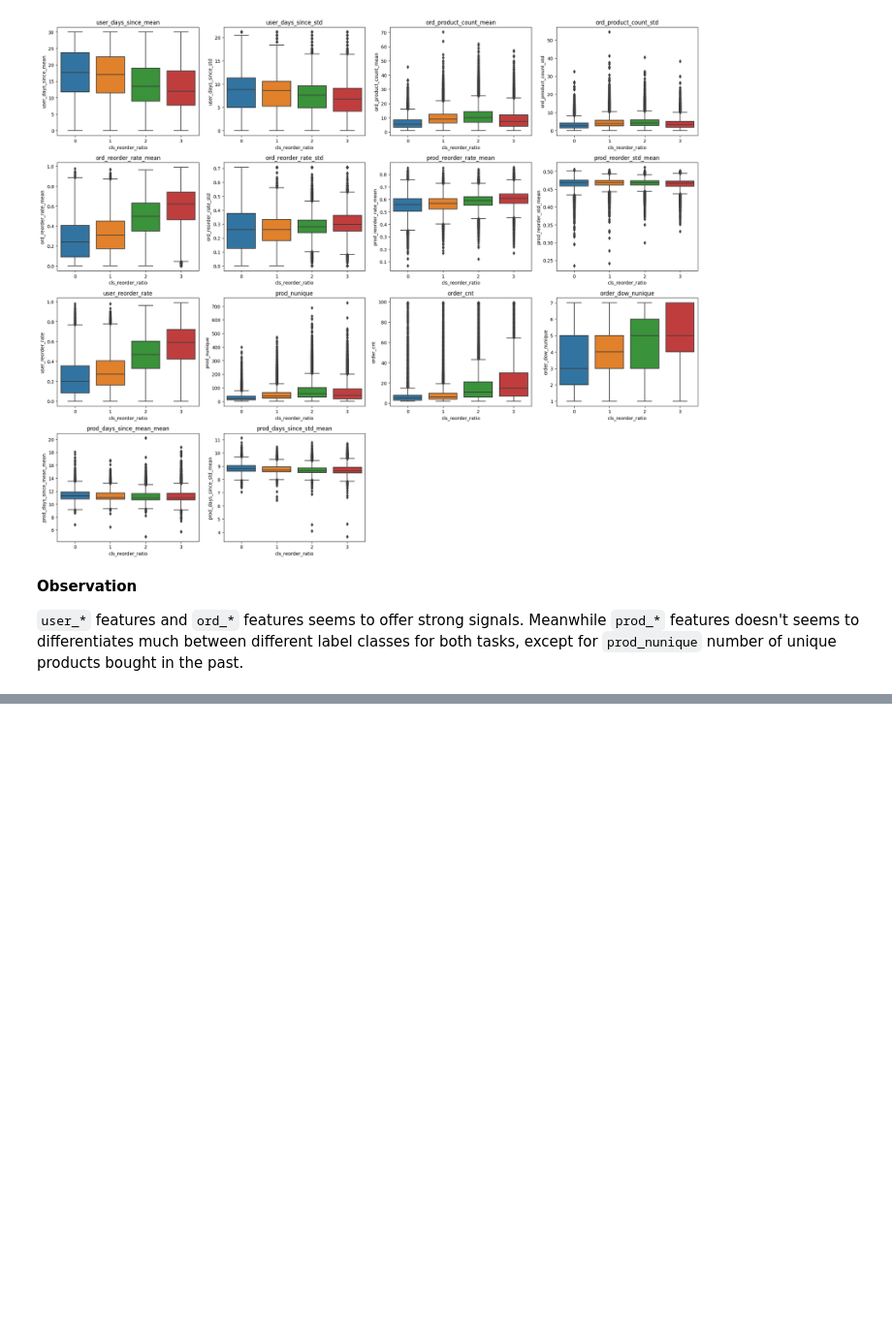
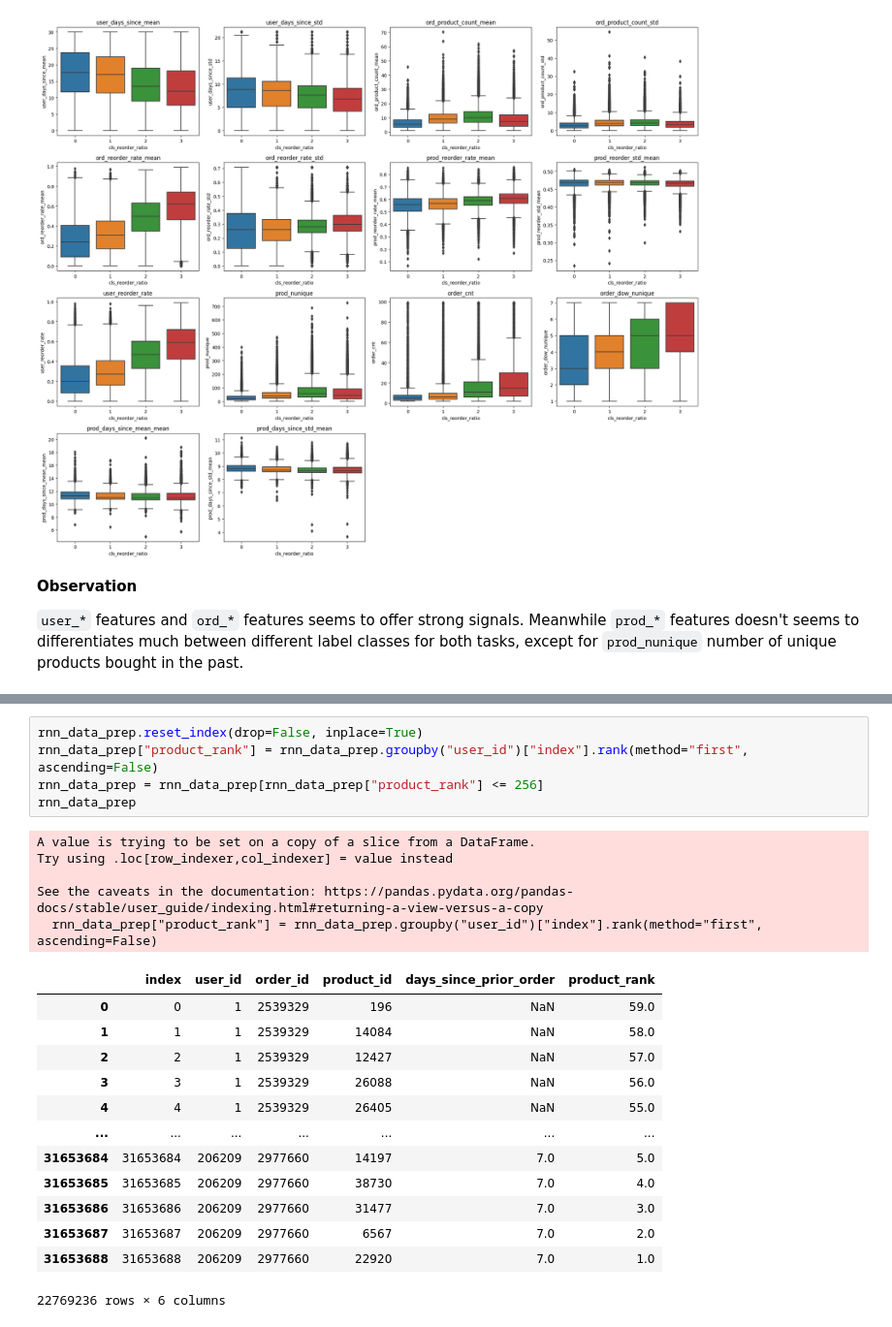
Before and after one commit to trantrikien239/sequence-item-embedding, a Jupyter notebook: problemframing-eda-featureengineering.ipynb, the cells around one changed output, grey strips where cells are left out. Shown at 97% size. Saved outputs shown, nothing was run; the diff lists cells and outputs as text; blank space fills up the shorter version.

```diff
--- a/problemframing-eda-featureengineering.ipynb
+++ b/problemframing-eda-featureengineering.ipynb
@@ -727,0 +767,24 @@ plt.show()
+# %%
+rnn_data_prep.reset_index(drop=False, inplace=True)
+rnn_data_prep["product_rank"] = rnn_data_prep.groupby("user_id")["index"].rank(method="first", ascending=False)
+rnn_data_prep = rnn_data_prep[rnn_data_prep["product_rank"] <= 256]
+rnn_data_prep
+# %% [output]
+A value is trying to be set on a copy of a slice from a DataFrame.
+Try using .loc[row_indexer,col_indexer] = value instead
+
+See the caveats in the documentation: https://pandas.pydata.org/pandas-docs/stable/user_guide/indexing.html#returning-a-view-versus-a-copy
+  rnn_data_prep["product_rank"] = rnn_data_prep.groupby("user_id")["index"].rank(method="first", ascending=False)
+|  | index | user_id | order_id | product_id | days_since_prior_order | product_rank |
+| 0 | 0 | 1 | 2539329 | 196 | NaN | 59.0 |
+| 1 | 1 | 1 | 2539329 | 14084 | NaN | 58.0 |
+| 2 | 2 | 1 | 2539329 | 12427 | NaN | 57.0 |
+| 3 | 3 | 1 | 2539329 | 26088 | NaN | 56.0 |
+| 4 | 4 | 1 | 2539329 | 26405 | NaN | 55.0 |
+| ... | ... | ... | ... | ... | ... | ... |
+| 31653684 | 31653684 | 206209 | 2977660 | 14197 | 7.0 | 5.0 |
+| 31653685 | 31653685 | 206209 | 2977660 | 38730 | 7.0 | 4.0 |
+| 31653686 | 31653686 | 206209 | 2977660 | 31477 | 7.0 | 3.0 |
+| 31653687 | 31653687 | 206209 | 2977660 | 6567 | 7.0 | 2.0 |
+| 31653688 | 31653688 | 206209 | 2977660 | 22920 | 7.0 | 1.0 |
+22769236 rows × 6 columns
```
Also changed, not shown: parts of 13 cells of this notebook, 10 other files.
